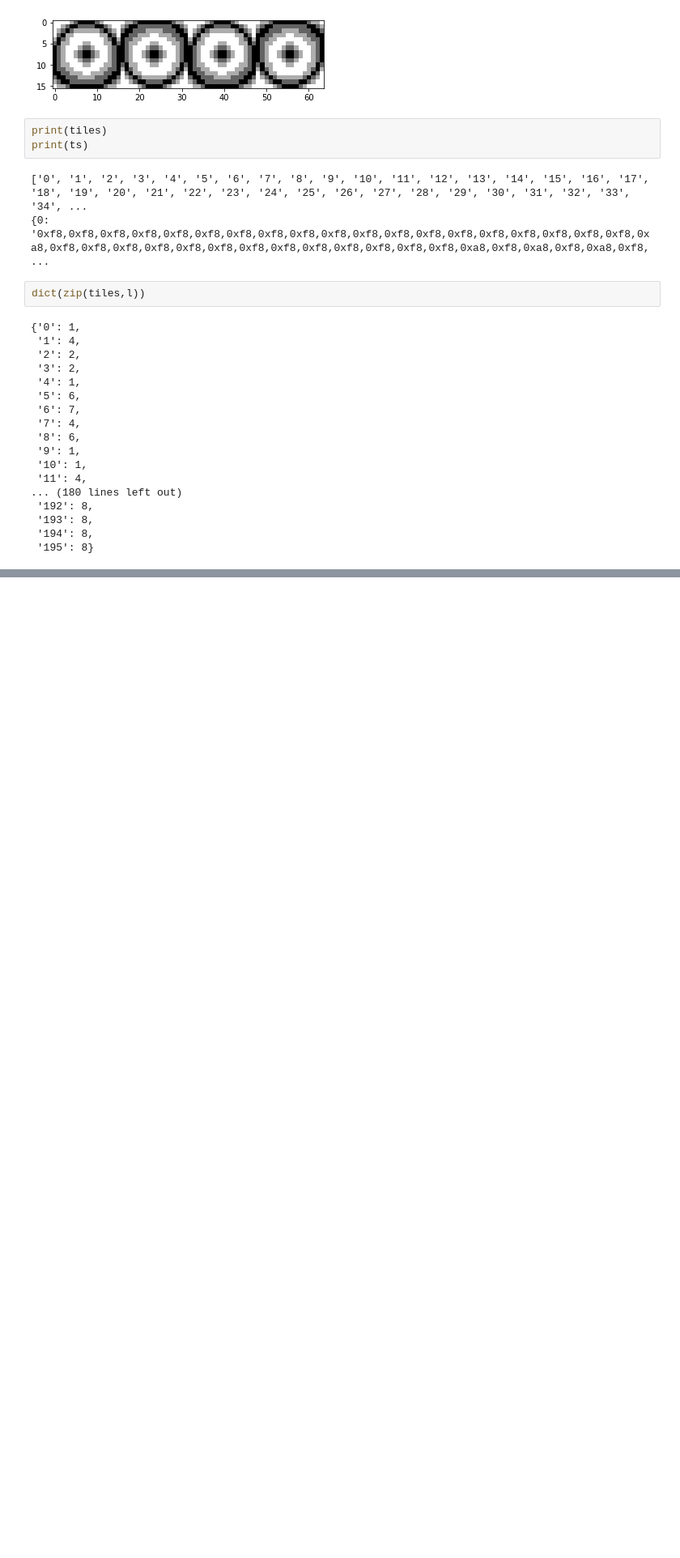
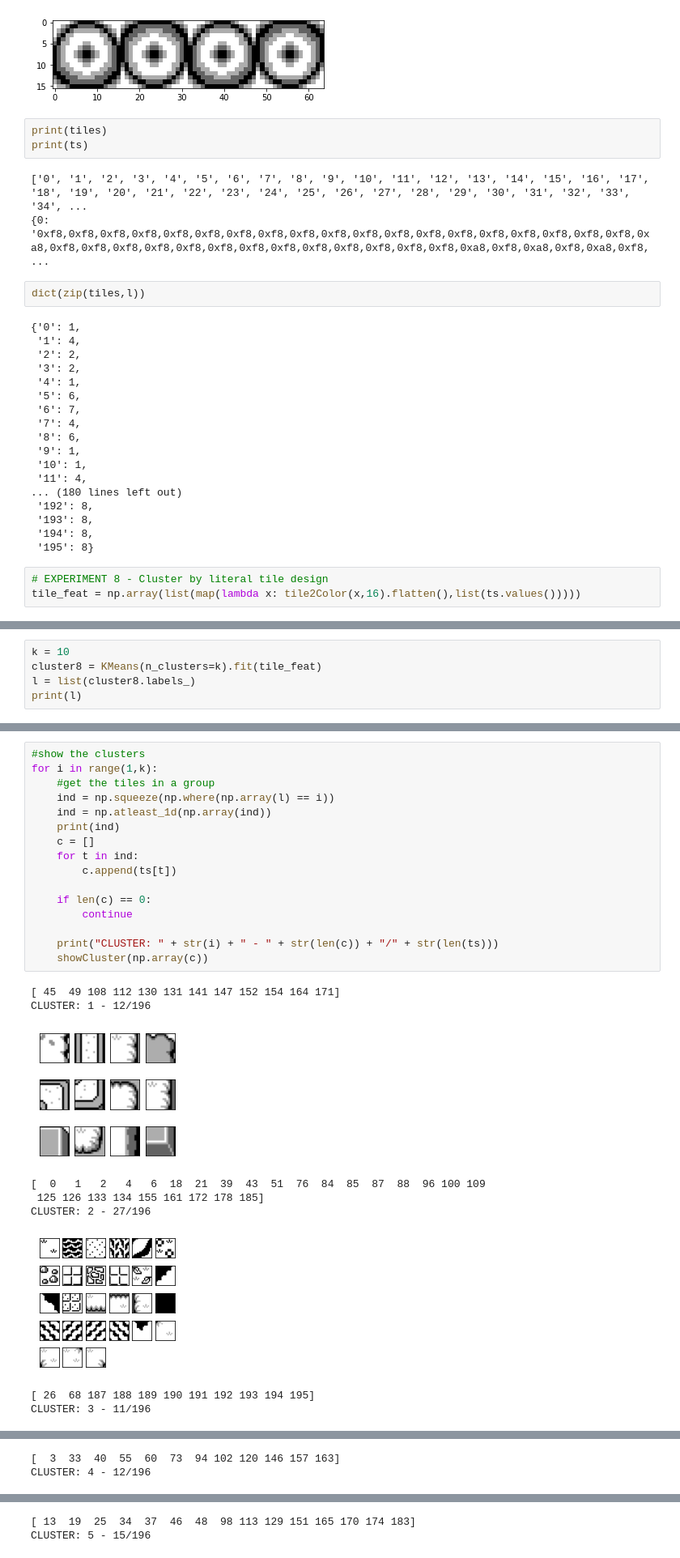
Before and after one commit to MasterMilkX/infinite-fantasy, a Jupyter notebook: tester.ipynb, the cells around one changed output, grey strips where cells are left out. Shown at 81% size. Drawn from its saved outputs; the diff is of its cells as text; blank space fills up the shorter version.

Commit message:
finalize clusterer

```diff
--- a/tester.ipynb
+++ b/tester.ipynb
@@ -1010,3 +1010,6 @@ dict(zip(tiles,l))
  '193': 8,
  '194': 8,
  '195': 8}
+# %%
+# EXPERIMENT 8 - Cluster by literal tile design
+tile_feat = np.array(list(map(lambda x: tile2Color(x,16).flatten(),list(ts.values()))))
@@ -1012,0 +1039,5 @@ dict(zip(tiles,l))
+# %%
+k = 10
+cluster8 = KMeans(n_clusters=k).fit(tile_feat)
+l = list(cluster8.labels_)
+print(l)
@@ -1012,0 +1046,26 @@ dict(zip(tiles,l))
+# %%
+#show the clusters
+for i in range(1,k):
+    #get the tiles in a group
+    ind = np.squeeze(np.where(np.array(l) == i))
+    ind = np.atleast_1d(np.array(ind))
+    print(ind)
+    c = []
+    for t in ind:
+        c.append(ts[t])
+
+    if len(c) == 0:
+        continue
+
+    print("CLUSTER: " + str(i) + " - " + str(len(c)) + "/" + str(len(ts)))
+    showCluster(np.array(c))
+# %% [output]
+[ 45  49 108 112 130 131 141 147 152 154 164 171]
+CLUSTER: 1 - 12/196
+[figure, added]
+[  0   1   2   4   6  18  21  39  43  51  76  84  85  87  88  96 100 109
+ 125 126 133 134 155 161 172 178 185]
+CLUSTER: 2 - 27/196
+[figure, added]
+[ 26  68 187 188 189 190 191 192 193 194 195]
+CLUSTER: 3 - 11/196
@@ -1012,0 +1073,2 @@ dict(zip(tiles,l))
+[  3  33  40  55  60  73  94 102 120 146 157 163]
+CLUSTER: 4 - 12/196
@@ -1012,0 +1076,2 @@ dict(zip(tiles,l))
+[ 13  19  25  34  37  46  48  98 113 129 151 165 170 174 183]
+CLUSTER: 5 - 15/196
```
Also changed, not shown: parts of 6 cells of this notebook, 9 other files.
